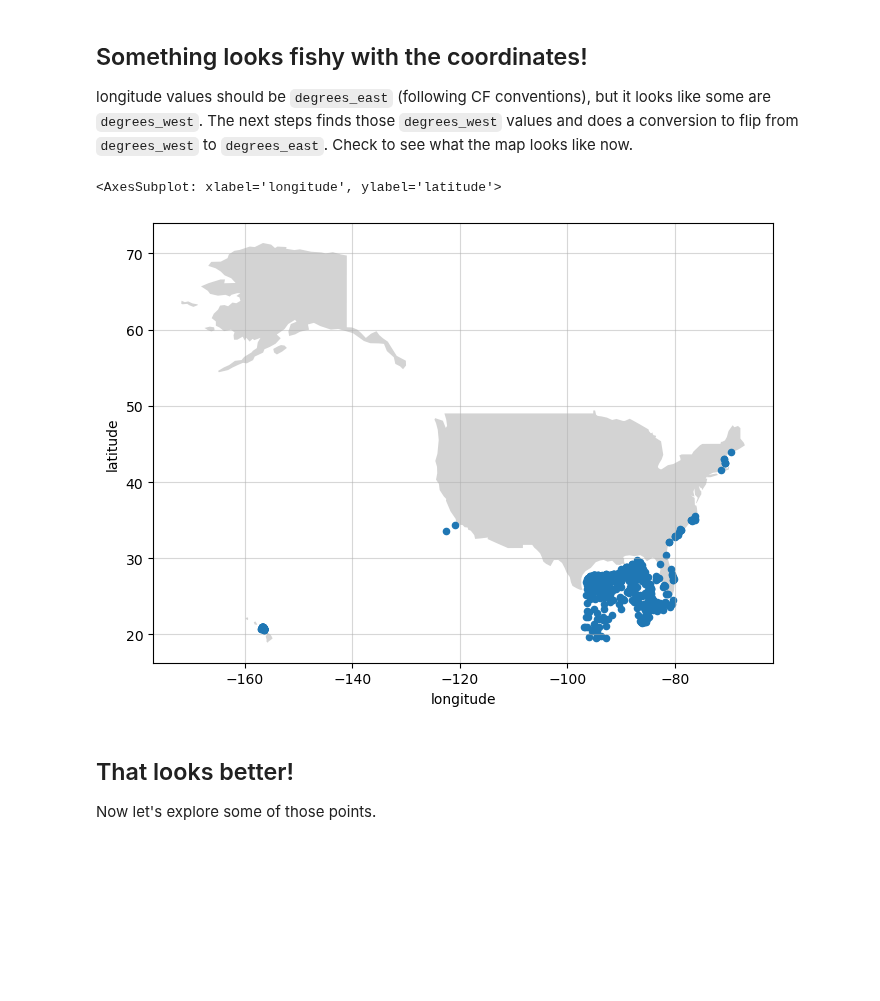
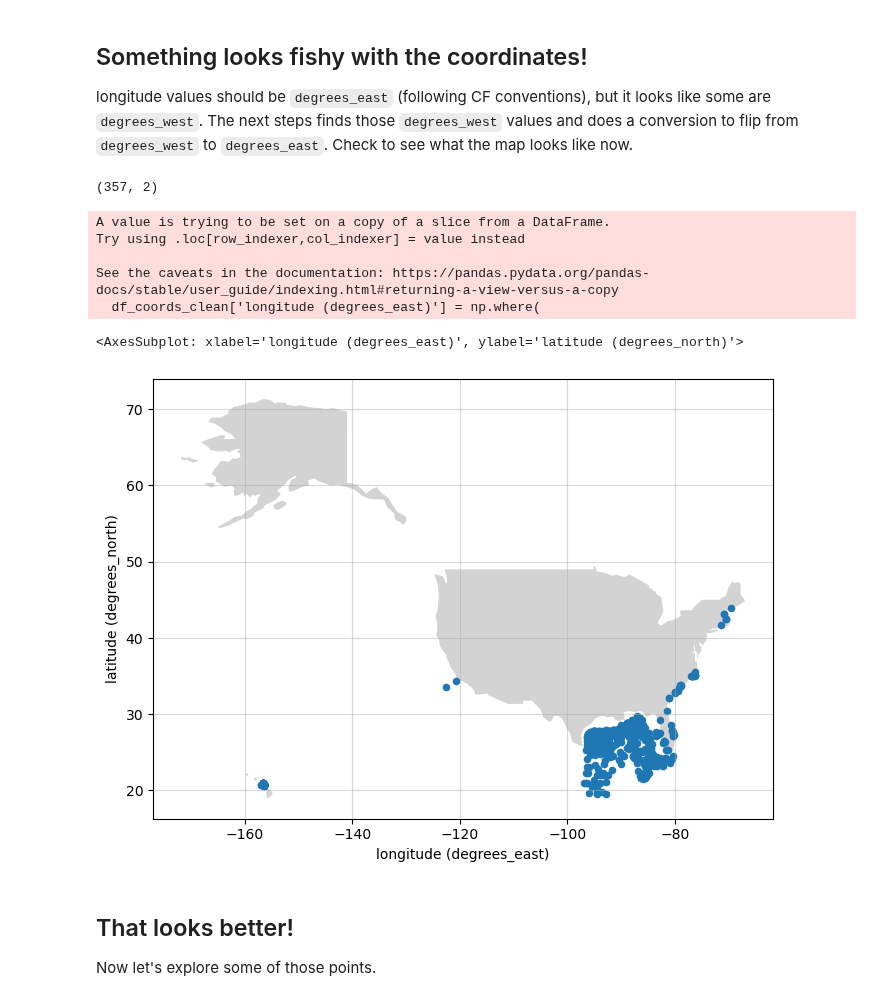
Before and after one commit to MathewBiddle/sandbox, a Jupyter notebook: notebooks/CKAN_API_Query.ipynb, the cells around one changed output. Drawn from its saved outputs; the diff is of its cells as text; code cells hidden in the pictures; blank space fills up the shorter version.

Commit message:
simplifying coordinate pickup process

```diff
--- a/notebooks/CKAN_API_Query.ipynb
+++ b/notebooks/CKAN_API_Query.ipynb
@@ -288,7 +290,7 @@ df_out_final = {}
 
 for index,row in df_out_nodups_no_glider.iterrows():
     #print(row)
-    df_out_final['{}'.format(row['title'])] = pd.read_csv('{}.csv'.format(row['url']), low_memory=False)
+    df_out_final['{}'.format(row['title'])] = pd.read_csv('{}.csvp'.format(row['url']), low_memory=False)
 # %%
 df_out_final.keys()
 # %% [output]
@@ -328,13 +338,13 @@ df_out_final["\"Deepwater CTD - pe972218.ctd.nc - 29.25N, -87.89W - 1997-03-21\"
 # %% [markdown]
 ## Clean up the coordinates to make a map
 # %%
-df_coords = pd.DataFrame(columns=['latitude','longitude'])
+df_coords = pd.DataFrame(columns=['latitude (degrees_north)','longitude (degrees_east)'])
 
 for key in df_out_final.keys():
-    df_coords = pd.concat([df_coords, df_out_final[key][['latitude','longitude']]])
+    df_coords = pd.concat([df_coords, df_out_final[key][['latitude (degrees_north)','longitude (degrees_east)']]])
 
-# remove the units rows, drop all duplicates, and return float dataFrame
-df_coords_clean = df_coords[df_coords.latitude != 'degrees_north'].drop_duplicates(ignore_index=True).astype(float)
+# drop all duplicates
+df_coords_clean = df_coords.drop_duplicates(ignore_index=True)
 
 df_coords_clean
 # %% [output]
@@ -367,7 +377,7 @@ def make_map(df):
                                                  ax=ax)
 
     # plot points
-    df.plot(x="longitude", y="latitude",
+    df.plot(x="longitude (degrees_east)", y="latitude (degrees_north)",
                      kind="scatter",
                      ax=ax)# add grid
 
@@ -385,19 +395,28 @@ make_map(df_coords_clean)
 ## Something looks fishy with the coordinates!
 
 longitude values should be `degrees_east` (following CF conventions), but it looks like some are `degrees_west`. The next steps finds those `degrees_west` values and does a conversion to flip from `degrees_west` to `degrees_east`. Check to see what the map looks like now.
+# %%
+df_coords_clean.loc[df_coords_clean['longitude (degrees_east)'] > 0].shape
+# %% [output]
+(357, 2)
 # %%
 import numpy as np
 
-df_coords_clean.longitude = np.where(
-    df_coords_clean.longitude > 0,
-    df_coords_clean.longitude * -1,
-    df_coords_clean.longitude
+df_coords_clean['longitude (degrees_east)'] = np.where(
+    df_coords_clean['longitude (degrees_east)'] > 0,
+    df_coords_clean['longitude (degrees_east)'] * -1,
+    df_coords_clean['longitude (degrees_east)']
 )
 
 make_map(df_coords_clean)
 # %% [output]
-<AxesSubplot: xlabel='longitude', ylabel='latitude'>
+A value is trying to be set on a copy of a slice from a DataFrame.
+Try using .loc[row_indexer,col_indexer] = value instead
+
+See the caveats in the documentation: https://pandas.pydata.org/pandas-docs/stable/user_guide/indexing.html#returning-a-view-versus-a-copy
+  df_coords_clean['longitude (degrees_east)'] = np.where(
+<AxesSubplot: xlabel='longitude (degrees_east)', ylabel='latitude (degrees_north)'>
-[figure, old version]
+[figure, new version]
 # %% [markdown]
 ## That looks better!
 
```
Also changed, not shown: parts of 7 cells of this notebook.
